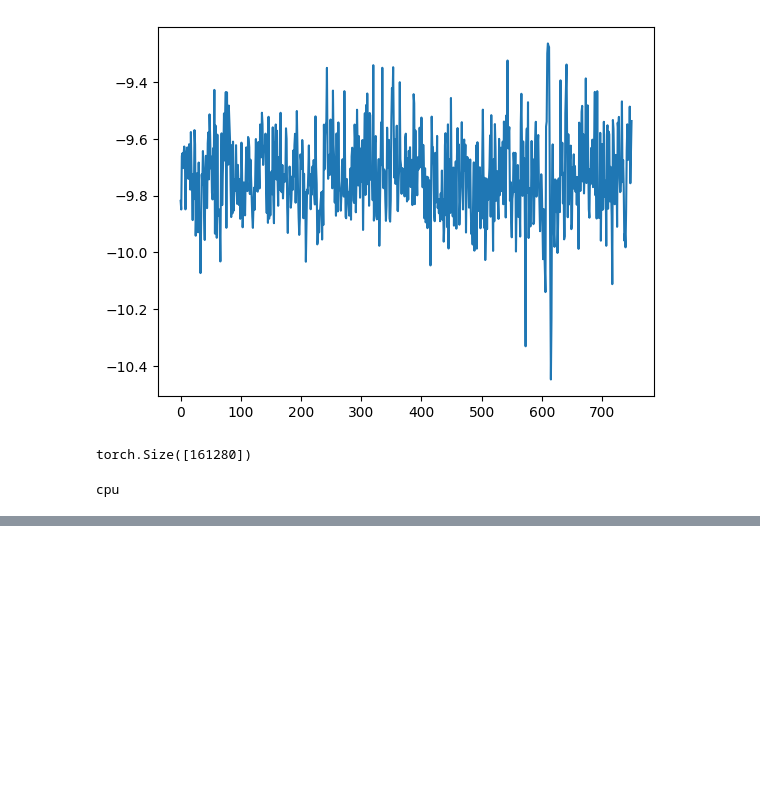
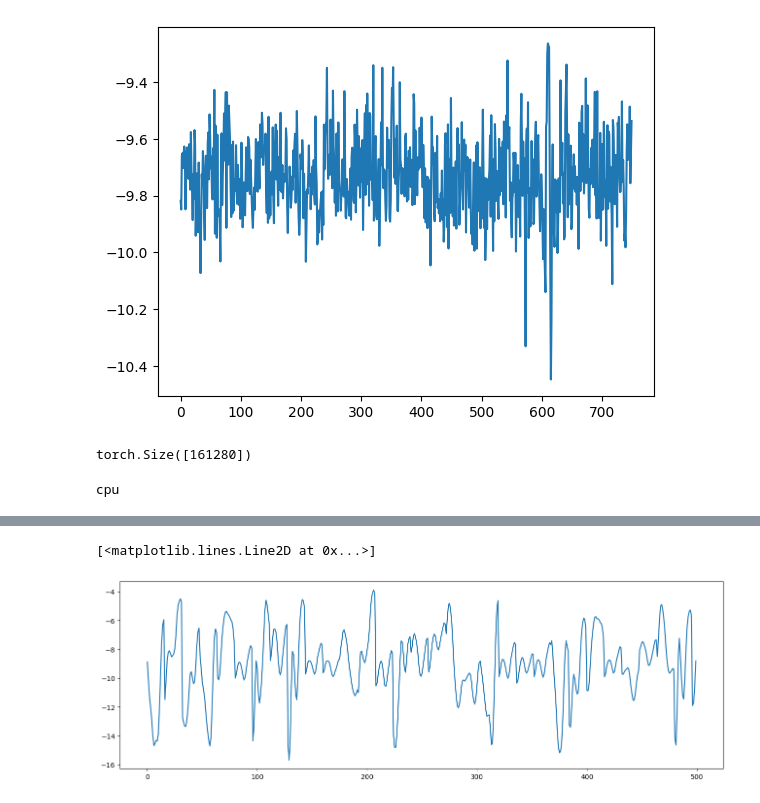
Before and after one commit to johnymeng/gait-project, a Jupyter notebook: VAE+RNN/lstm_vae/main.ipynb, the cells around one changed output, grey strips where cells are left out. Cells and saved outputs as stored; diff of their text form; code cells hidden in the pictures; blank space fills up the shorter version.

Commit message:
created new lstm-vae architecture

```diff
--- a/VAE+RNN/lstm_vae/main.ipynb
+++ b/VAE+RNN/lstm_vae/main.ipynb
@@ -384,7 +289,7 @@ train_loader = torch.utils.data.DataLoader(
     drop_last=True
 )
 
-train_loader = torch.utils.data.DataLoader(
+test_loader = torch.utils.data.DataLoader(
     dataset=test_set,
     batch_size=batch_size,
     collate_fn=collate_fn,
@@ -395,17 +300,11 @@ train_loader = torch.utils.data.DataLoader(
 print(f"Dataloaders: {train_loader}")
 print(f"Length of train_dataloader: {len(train_loader)} batches of {batch_size}")
 
-# test_loader = torch.utils.data.DataLoader(
-#     dataset=test_set,
-#     batch_size=args.batch_size,
-#     shuffle=False,
-#     drop_last=True
-# )
 
 for idx, data in enumerate(train_loader):
     datas = data[0]
     labels = data[1]
-    print(datas)
+    print("datas shape: ", datas.shape)
     break
     print("Data shape:", datas.shape)
     #print("Labels:", labels)
@@ -568,0 +386,4 @@ Evaluation Score : [11.11631687103756]
+# %%
+iterations = 30000
+train(iterations, model, train_loader, train_loader)
+# torch.save(model.state_dict(), '/home/jm/vscode/Python/pythonenv/gait-project/VAE+RNN/lstm_vae/model_state_dict')
@@ -568,0 +404,34 @@ Evaluation Score : [11.11631687103756]
+# %%
+def predict(model, dataloader):
+    model.eval()
+    all_outputs = []
+    with torch.no_grad():
+        for i, batch in dataloader:
+            # print(batch.shape)
+            x = batch  # Assuming batch is a tuple (data, target), adjust if necessary
+
+            ## reshape
+            batch_size = x.size(0)
+            example_size = x.size(1)
+            x = (
+                x.view(batch_size, example_size, -1).float().to(device)
+            )
+
+            mloss, recon_x, info = model(x)
+            all_outputs.append(recon_x)
+    return torch.cat(all_outputs, dim=0)
+# %%
+reconstruction = predict(model, test_loader)
+reconstruction = reconstruction.reshape(516096, 1)
+reconstruction = reconstruction.squeeze()
+reconstruction = reconstruction.cpu().numpy()
+
+plt.figure(figsize=(16,5))
+plt.plot(reconstruction[:500])
+# plt.plot(dataset[:750])
+# plt.legend(["Test series ", "Reconstructed test series "])
+# plt.ylabel("Acceleration value")
+# plt.xlabel("Timestep")
+# %% [output]
+[<matplotlib.lines.Line2D at 0x...>]
+[figure, added]
```
Also changed, not shown: parts of 14 cells of this notebook, 3 other files.
